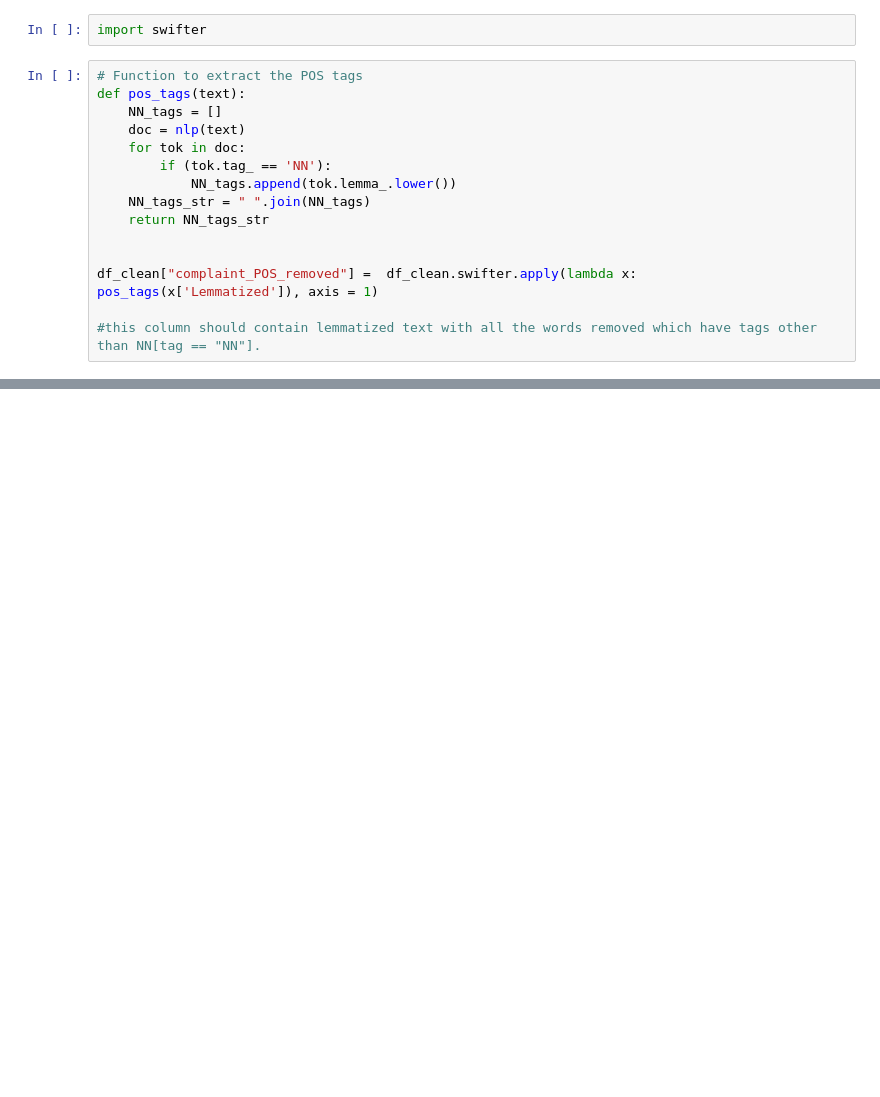
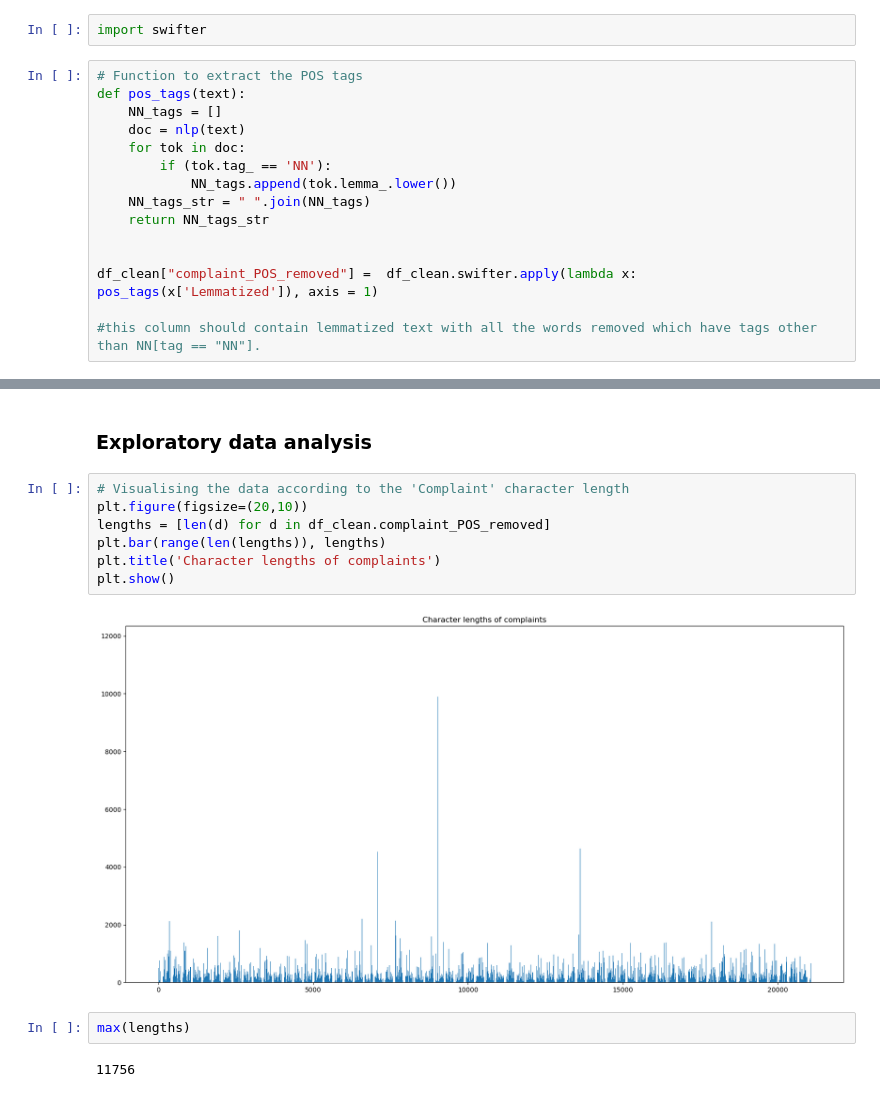
Before and after one commit to Ashik-Mohammed-S/Automatic_Ticket_Classifier, a Jupyter notebook: Model.ipynb, the cells around one changed output, grey strips where cells are left out. Saved outputs shown, nothing was run; the diff lists cells and outputs as text; blank space fills up the shorter version.

```diff
--- a/Model.ipynb
+++ b/Model.ipynb
@@ -191,0 +202,15 @@ df_clean["complaint_POS_removed"] =  df_clean.swifter.apply(lambda x: pos_tags(x
+# %% [markdown]
+### Exploratory data analysis
+# %%
+# Visualising the data according to the 'Complaint' character length
+plt.figure(figsize=(20,10))
+lengths = [len(d) for d in df_clean.complaint_POS_removed]
+plt.bar(range(len(lengths)), lengths)
+plt.title('Character lengths of complaints')
+plt.show()
+# %% [output]
+[figure, added]
+# %%
+max(lengths)
+# %% [output]
+11756
```
Also changed, not shown: parts of 14 cells of this notebook.
